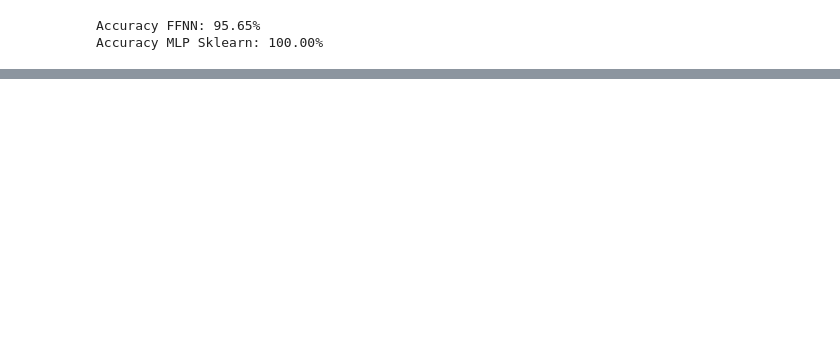
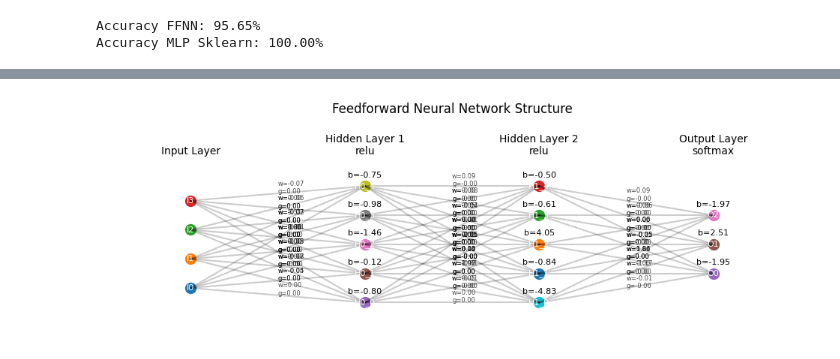
Before and after one commit to rizqikapratamaa/Tubes1_ML_51, a Jupyter notebook: main.ipynb, the cells around one changed output, grey strips where cells are left out. Drawn from its saved outputs; the diff is of its cells as text; code cells hidden in the pictures; blank space fills up the shorter version.

```diff
--- a/main.ipynb
+++ b/main.ipynb
@@ -66,0 +74,4 @@ ffnn.plot_gradient_distributions()
+# %%
+ffnn.visualize_network()
+# %% [output]
+[figure, added]
```
Also changed, not shown: parts of 4 cells of this notebook, 3 other files.
